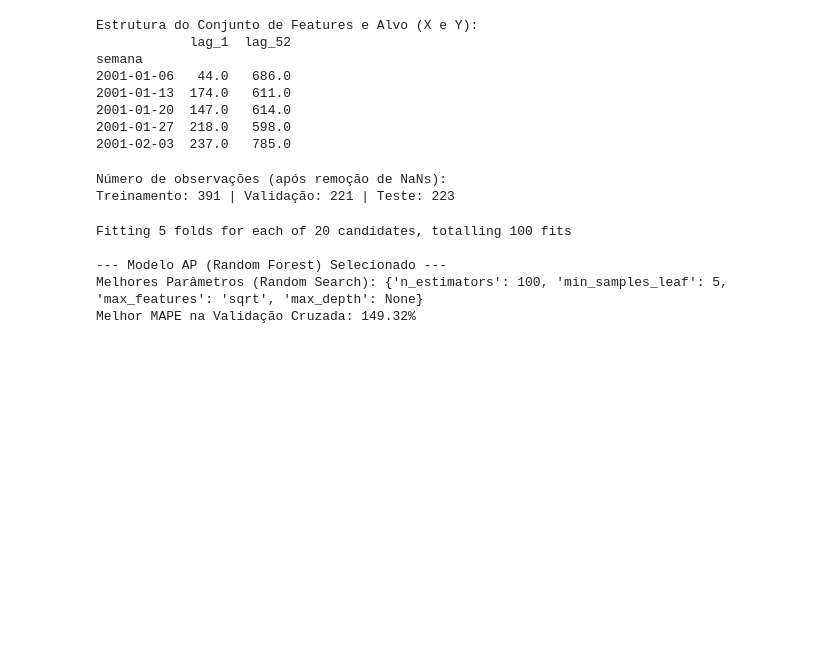
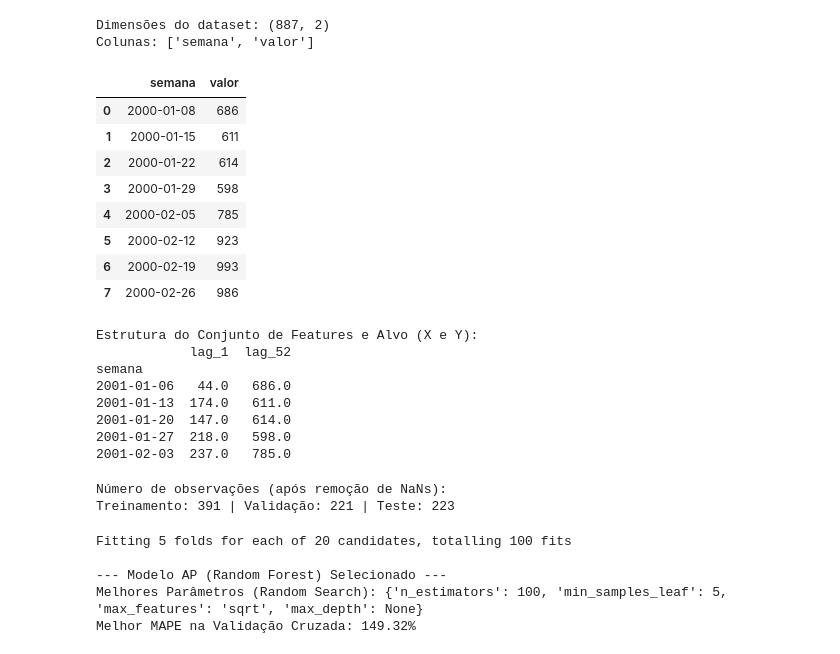
Before and after one commit to JonatasFelix/series_temporais_projeto, a Jupyter notebook: models/dengue_pernambuco/Random Florest.ipynb, the cells around one changed output. Cells and saved outputs as stored; diff of their text form; code cells hidden in the pictures; blank space fills up the shorter version.

```diff
--- a/models/dengue_pernambuco/Random Florest.ipynb
+++ b/models/dengue_pernambuco/Random Florest.ipynb
@@ -42,9 +42,24 @@ def create_lags(df, lags_list, target_col='valor'):
 # %%
 CAMINHO_RAIZ = Path(os.getcwd()).resolve().parent.parent
 OUTPUT = CAMINHO_RAIZ / 'out' / 'dengue_pernambuco'
 os.makedirs(OUTPUT, exist_ok=True)
 
 dengue_pe = pd.read_excel(CAMINHO_RAIZ / 'data' / 'dengue_pernambuco.xlsx')
+print('Dimensões do dataset:', dengue_pe.shape)
+print('Colunas:', dengue_pe.columns.tolist())
+display(dengue_pe.head(8))
+# %% [output]
+Dimensões do dataset: (887, 2)
+Colunas: ['semana', 'valor']
+|  | semana | valor |
+| 0 | 2000-01-08 | 686 |
+| 1 | 2000-01-15 | 611 |
+| 2 | 2000-01-22 | 614 |
+| 3 | 2000-01-29 | 598 |
+| 4 | 2000-02-05 | 785 |
+| 5 | 2000-02-12 | 923 |
+| 6 | 2000-02-19 | 993 |
+| 7 | 2000-02-26 | 986 |
 # %%
 dengue_pe['semana'] = pd.to_datetime(dengue_pe['semana'])
 dengue_pe.set_index('semana', inplace=True)
```
Also changed, not shown: parts of 3 cells of this notebook, 17 other files.
